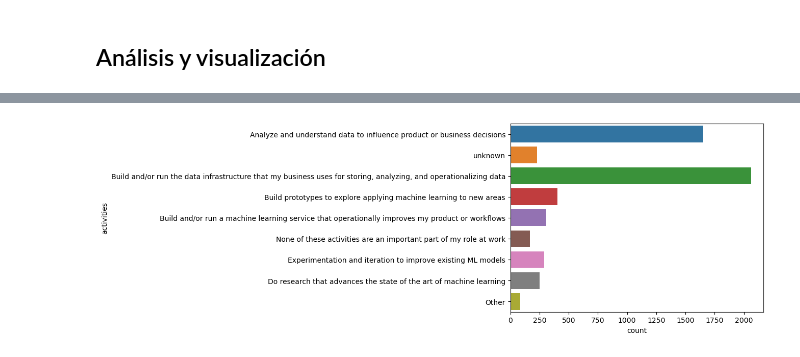
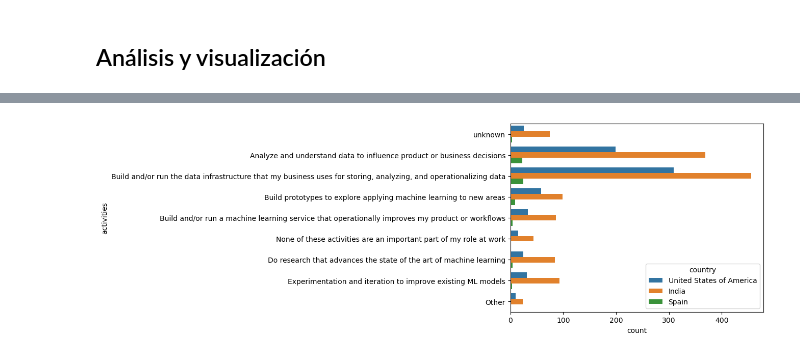
Before and after one commit to LourdesBoj/promoE_modulo2_proyecto_equipo3_AndreaIreneLourdesVictoria, a Jupyter notebook: Jupyter/Pregunta_1.ipynb, the cells around one changed output, grey strips where cells are left out. Saved outputs shown, nothing was run; the diff lists cells and outputs as text; code cells hidden in the pictures.

```diff
--- a/Jupyter/Pregunta_1.ipynb
+++ b/Jupyter/Pregunta_1.ipynb
@@ -171,0 +181,3 @@ df_final.head(2)
+# %%
+paises = df_final[(df_final['country'] == 'India') | (df_final['country'] == 'United States of America') | (df_final['country'] == 'Spain')]
+paises.head(2)
@@ -172,4 +188,4 @@ df_final.head(2)
 # %%
-sns.countplot(y = 'activities', data = df_final);
+sns.countplot(y = 'activities', data = paises, hue = 'country');
 # %% [output]
-[figure, old version]
+[figure, new version]
```
Also changed, not shown: parts of 5 cells of this notebook.
